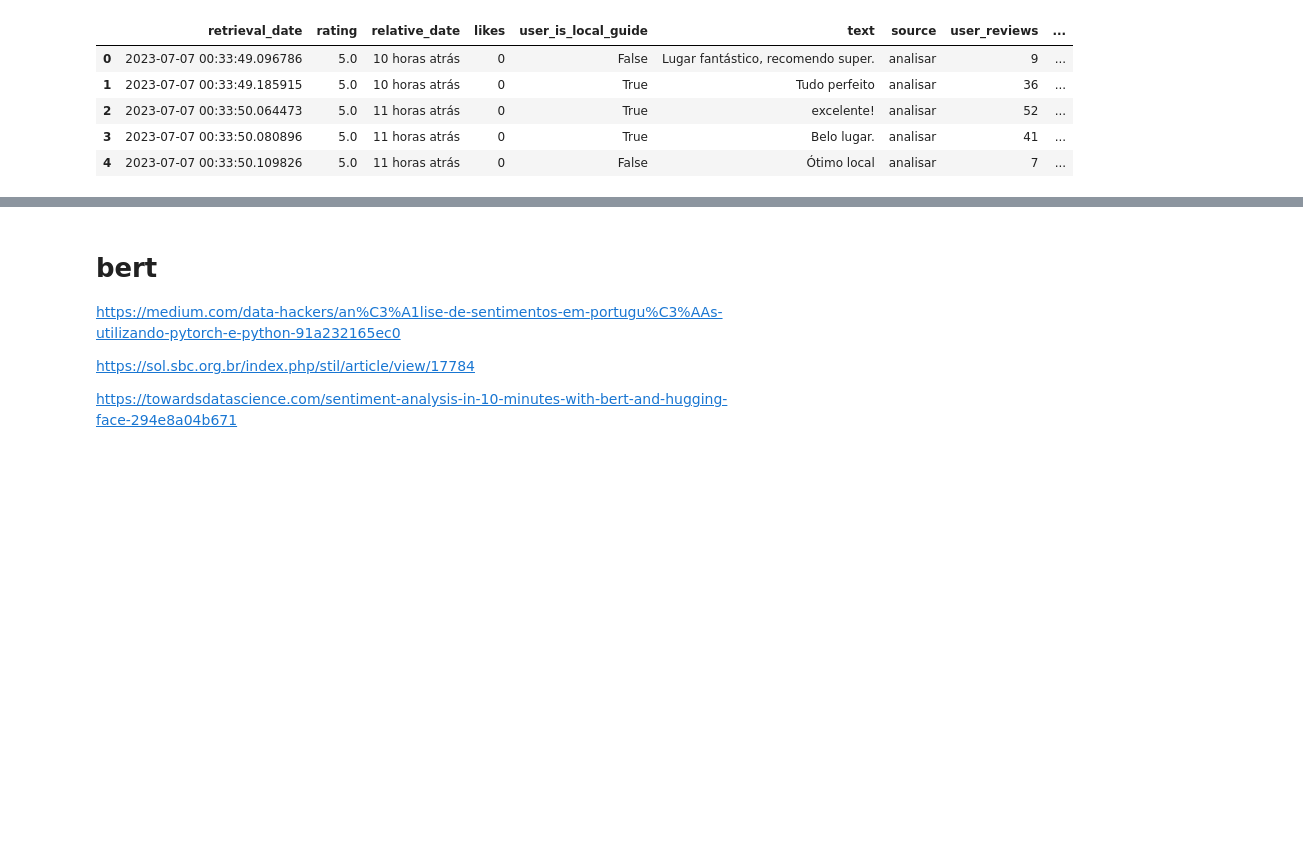
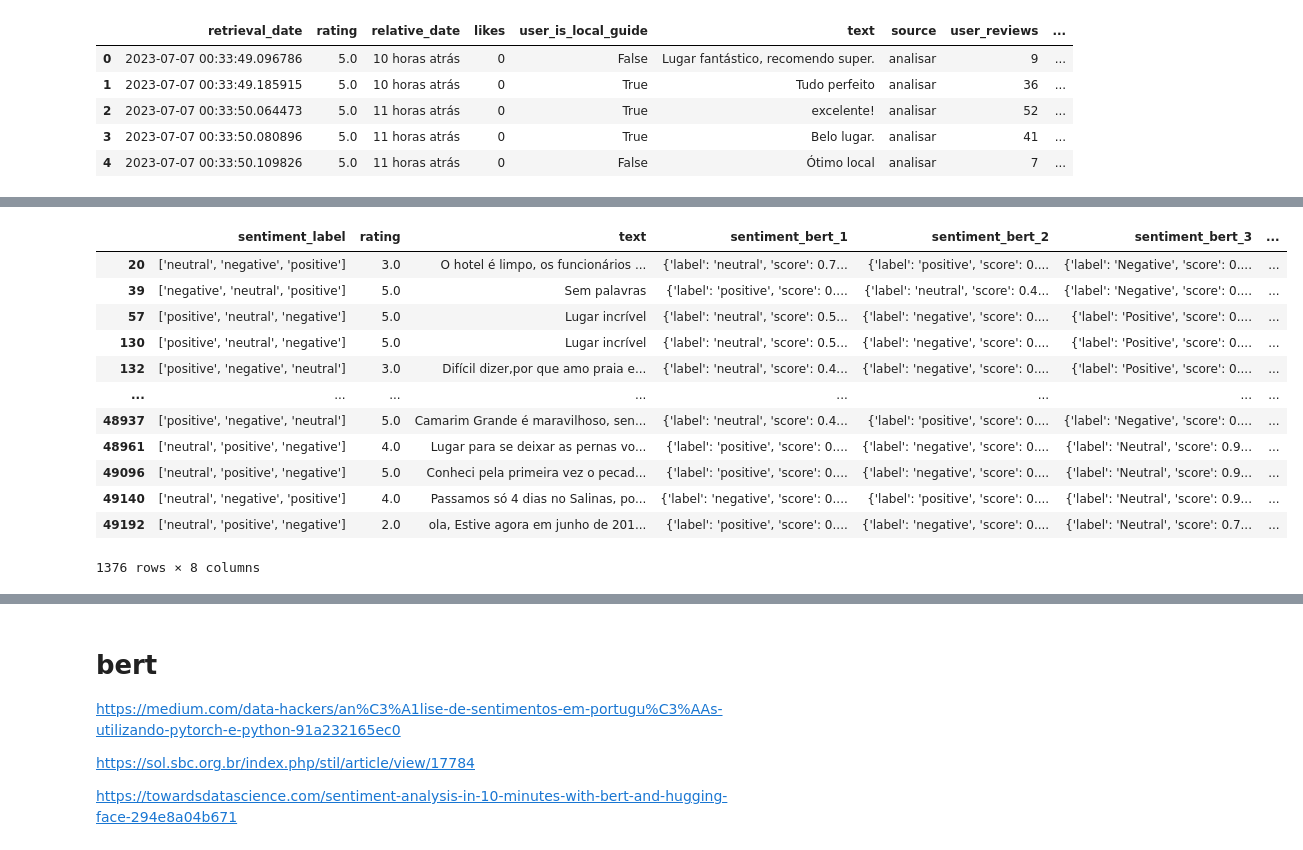
Before and after one commit to emerson-matos/tcc-notebooks, a Jupyter notebook: sentimentos/notebook.ipynb, the cells around one changed output, grey strips where cells are left out. Saved outputs shown, nothing was run; the diff lists cells and outputs as text; code cells hidden in the pictures; blank space fills up the shorter version.

```diff
--- a/sentimentos/notebook.ipynb
+++ b/sentimentos/notebook.ipynb
@@ -450,0 +406,16 @@ Warning: Total number of columns (23) exceeds max_columns (20) limiting to first
+# %%
+teste[teste['sentiment_label'].apply(lambda x: len(ast.literal_eval(x)) > 2)][['sentiment_label', 'rating', 'text', 'sentiment_bert_1', 'sentiment_bert_2', 'sentiment_bert_3', 'sentiment_bert_4','sentiment_bert_5']]
+# %% [output]
+|  | sentiment_label | rating | text | sentiment_bert_1 | sentiment_bert_2 | sentiment_bert_3 | ... |
+| 20 | ['neutral', 'negative', 'positive'] | 3.0 | O hotel é limpo, os funcionários ... | {'label': 'neutral', 'score': 0.7... | {'label': 'positive', 'score': 0.... | {'label': 'Negative', 'score': 0.... | ... |
+| 39 | ['negative', 'neutral', 'positive'] | 5.0 | Sem palavras | {'label': 'positive', 'score': 0.... | {'label': 'neutral', 'score': 0.4... | {'label': 'Negative', 'score': 0.... | ... |
+| 57 | ['positive', 'neutral', 'negative'] | 5.0 | Lugar incrível | {'label': 'neutral', 'score': 0.5... | {'label': 'negative', 'score': 0.... | {'label': 'Positive', 'score': 0.... | ... |
+| 130 | ['positive', 'neutral', 'negative'] | 5.0 | Lugar incrível | {'label': 'neutral', 'score': 0.5... | {'label': 'negative', 'score': 0.... | {'label': 'Positive', 'score': 0.... | ... |
+| 132 | ['positive', 'negative', 'neutral'] | 3.0 | Difícil dizer,por que amo praia e... | {'label': 'neutral', 'score': 0.4... | {'label': 'negative', 'score': 0.... | {'label': 'Positive', 'score': 0.... | ... |
+| ... | ... | ... | ... | ... | ... | ... | ... |
+| 48937 | ['positive', 'negative', 'neutral'] | 5.0 | Camarim Grande é maravilhoso, sen... | {'label': 'neutral', 'score': 0.4... | {'label': 'positive', 'score': 0.... | {'label': 'Negative', 'score': 0.... | ... |
+| 48961 | ['neutral', 'positive', 'negative'] | 4.0 | Lugar para se deixar as pernas vo... | {'label': 'positive', 'score': 0.... | {'label': 'negative', 'score': 0.... | {'label': 'Neutral', 'score': 0.9... | ... |
+| 49096 | ['neutral', 'positive', 'negative'] | 5.0 | Conheci pela primeira vez o pecad... | {'label': 'positive', 'score': 0.... | {'label': 'negative', 'score': 0.... | {'label': 'Neutral', 'score': 0.9... | ... |
+| 49140 | ['neutral', 'negative', 'positive'] | 4.0 | Passamos só 4 dias no Salinas, po... | {'label': 'negative', 'score': 0.... | {'label': 'positive', 'score': 0.... | {'label': 'Neutral', 'score': 0.9... | ... |
+| 49192 | ['neutral', 'positive', 'negative'] | 2.0 | ola, Estive agora em junho de 201... | {'label': 'positive', 'score': 0.... | {'label': 'negative', 'score': 0.... | {'label': 'Neutral', 'score': 0.7... | ... |
+1376 rows × 8 columns
```
Also changed, not shown: parts of 71 cells of this notebook.
